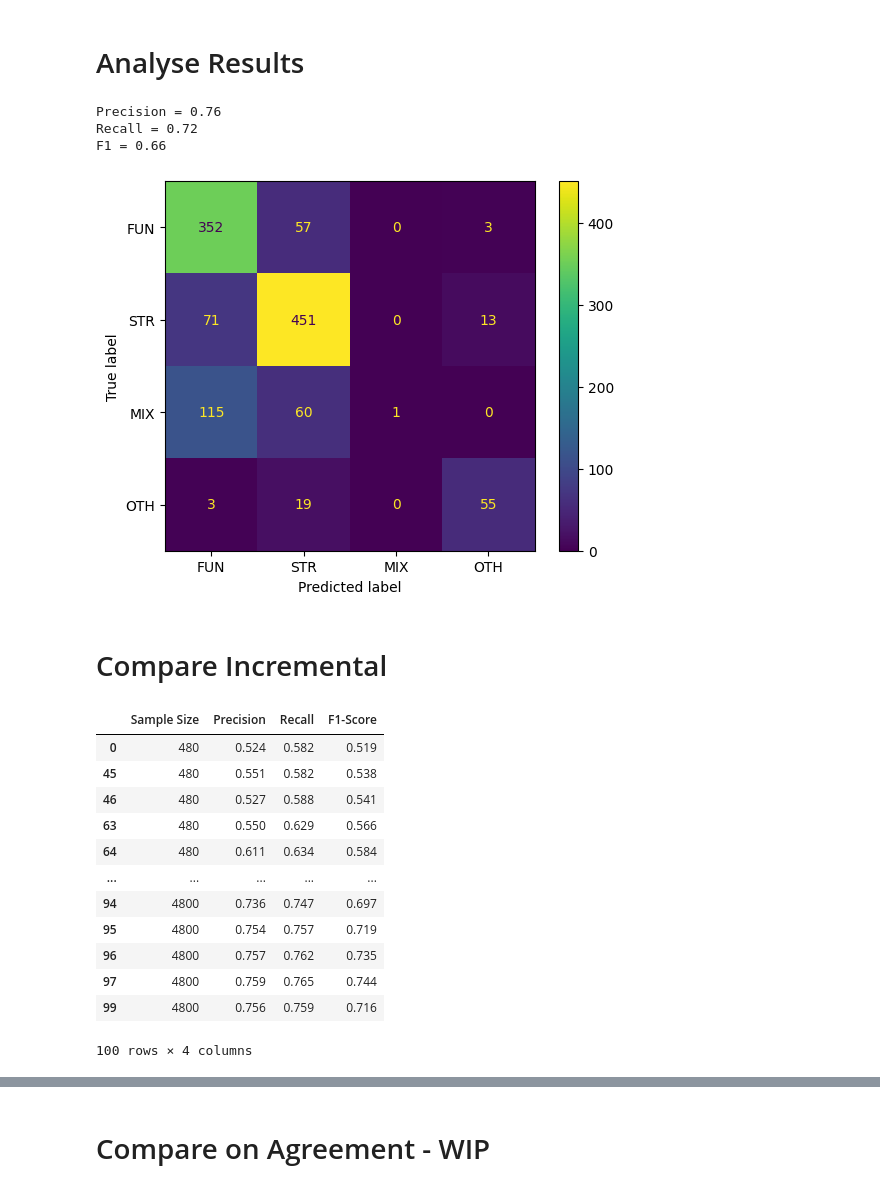
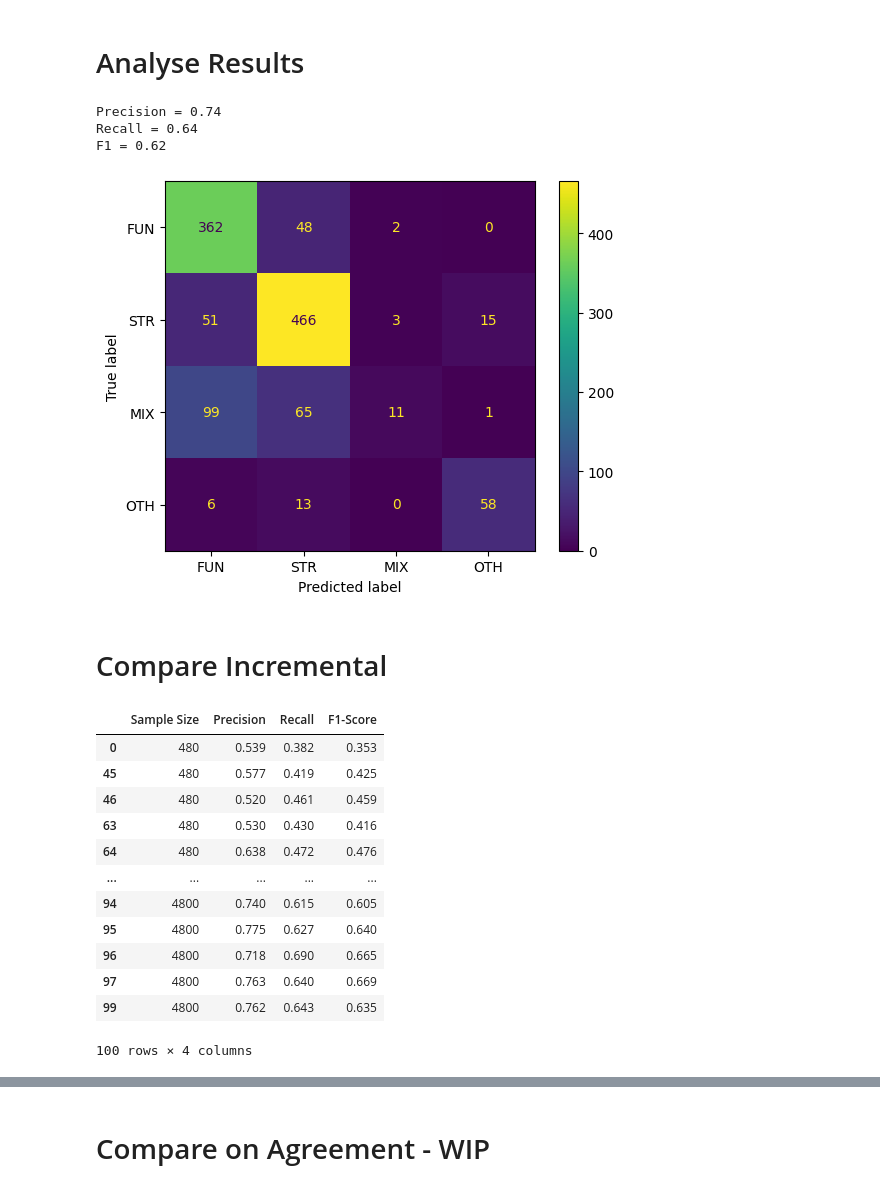
Before and after one commit to Marco-Consoloni/patent-sentence-classification, a Jupyter notebook: evaluate_incremental.ipynb, the cells around one changed output, grey strips where cells are left out. Cells and saved outputs as stored; diff of their text form; code cells hidden in the pictures.

```diff
--- a/evaluate_incremental.ipynb
+++ b/evaluate_incremental.ipynb
@@ -5,44 +5,45 @@ import matplotlib.pyplot as plt
 import seaborn as sns
 import pandas as pd
 import os
 import json
 import ast
 from sklearn.metrics import confusion_matrix, ConfusionMatrixDisplay
 from sklearn.metrics import classification_report, precision_score, recall_score, f1_score
 import warnings
 warnings.filterwarnings('ignore')
 
 
 # Set file to analyse
-file_name = "test_3_3"
+file_name = "test_10_3"
 
 # Import data
 file_path = f"/home/fantoni/patent-sentence-classification/results/incremental/{file_name}.xlsx"
 result_df = pd.read_excel(file_path)
 
 # Set labels
-labels = ['FUN', 'STR', 'MIX', 'OTH']
+display_labels = ['FUN', 'STR', 'MIX', 'OTH']
 true_labels = result_df['sent_tag']
 predicted_labels = result_df['predicted_tag']
 
 # Calculate classification metrics
-precision = precision_score(true_labels, predicted_labels, average='weighted', zero_division=0)
-recall = recall_score(true_labels, predicted_labels, average='weighted', zero_division=0)
-f1 = f1_score(true_labels, predicted_labels, average='weighted', zero_division=0)
+average = 'macro'
+precision = precision_score(true_labels, predicted_labels, average=average, zero_division=0)
+recall = recall_score(true_labels, predicted_labels, average=average, zero_division=0)
+f1 = f1_score(true_labels, predicted_labels, average=average, zero_division=0)
 print(f'Precision = {precision:.2f}')
 print(f'Recall = {recall:.2f}')
 print(f'F1 = {f1:.2f}')
 
 # Create confusion matrix
-cm = confusion_matrix(true_labels, predicted_labels, labels=labels)
-disp = ConfusionMatrixDisplay(confusion_matrix=cm, display_labels=labels)
+cm = confusion_matrix(true_labels, predicted_labels, labels=display_labels)
+disp = ConfusionMatrixDisplay(confusion_matrix=cm, display_labels=display_labels)
 disp.plot()
 plt.show()
 # %% [output]
-Precision = 0.76
-Recall = 0.72
-F1 = 0.66
+Precision = 0.74
+Recall = 0.64
+F1 = 0.62
-[figure, old version]
+[figure, new version]
 # %% [markdown]
 # Compare Incremental
 # %%
@@ -62,11 +63,12 @@ for file_name in os.listdir(folder_path):
         true_labels = df['sent_tag']
         predicted_labels = df['predicted_tag']
 
+    average = 'macro'
     metrics = {
         'Sample Size': id2num[sample_id],
-        'Precision': round(precision_score(true_labels, predicted_labels, average='weighted', zero_division=0), 3),
-        'Recall': round(recall_score(true_labels, predicted_labels, average='weighted', zero_division=0), 3),
-        'F1-Score': round(f1_score(true_labels, predicted_labels, average='weighted', zero_division=0), 3)
+        'Precision': round(precision_score(true_labels, predicted_labels, average=average, zero_division=0), 3),
+        'Recall': round(recall_score(true_labels, predicted_labels, average=average, zero_division=0), 3),
+        'F1-Score': round(f1_score(true_labels, predicted_labels, average=average, zero_division=0), 3)
     }
     results_all.append(metrics)
 
@@ -74,17 +76,17 @@ results_df = pd.DataFrame(results_all).sort_values(by='Sample Size')
 results_df
 # %% [output]
 |  | Sample Size | Precision | Recall | F1-Score |
-| 0 | 480 | 0.524 | 0.582 | 0.519 |
-| 45 | 480 | 0.551 | 0.582 | 0.538 |
-| 46 | 480 | 0.527 | 0.588 | 0.541 |
-| 63 | 480 | 0.550 | 0.629 | 0.566 |
-| 64 | 480 | 0.611 | 0.634 | 0.584 |
+| 0 | 480 | 0.539 | 0.382 | 0.353 |
+| 45 | 480 | 0.577 | 0.419 | 0.425 |
+| 46 | 480 | 0.520 | 0.461 | 0.459 |
+| 63 | 480 | 0.530 | 0.430 | 0.416 |
+| 64 | 480 | 0.638 | 0.472 | 0.476 |
 | ... | ... | ... | ... | ... |
-| 94 | 4800 | 0.736 | 0.747 | 0.697 |
-| 95 | 4800 | 0.754 | 0.757 | 0.719 |
-| 96 | 4800 | 0.757 | 0.762 | 0.735 |
-| 97 | 4800 | 0.759 | 0.765 | 0.744 |
-| 99 | 4800 | 0.756 | 0.759 | 0.716 |
+| 94 | 4800 | 0.740 | 0.615 | 0.605 |
+| 95 | 4800 | 0.775 | 0.627 | 0.640 |
+| 96 | 4800 | 0.718 | 0.690 | 0.665 |
+| 97 | 4800 | 0.763 | 0.640 | 0.669 |
+| 99 | 4800 | 0.762 | 0.643 | 0.635 |
 100 rows × 4 columns
 # %%
 # Create the Box Plot Chart
```
Also changed, not shown: parts of 6 cells of this notebook, 3 other files.
